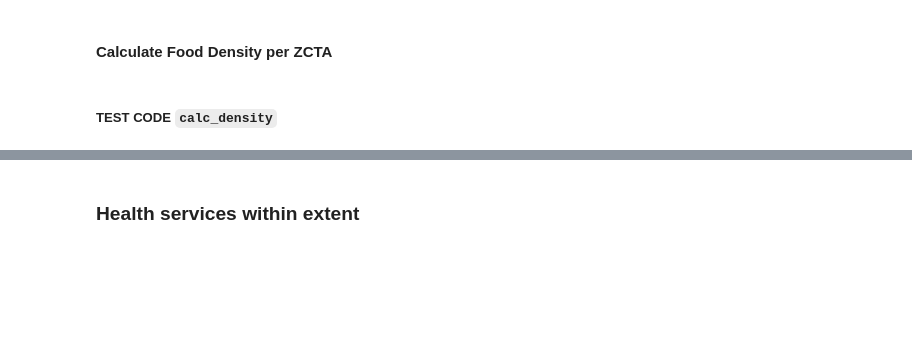
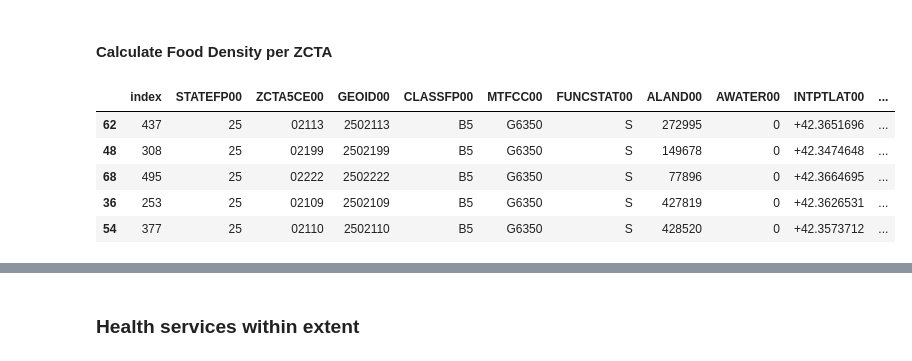
Before and after one commit to jcheng02/uep239-final-project, a Jupyter notebook: jcheng02_uep239_final_project.ipynb, the cells around one changed output, grey strips where cells are left out. Drawn from its saved outputs; the diff is of its cells as text; code cells hidden in the pictures; blank space fills up the shorter version.

Commit message:
calc_density function successfully used on necessities.

```diff
--- a/jcheng02_uep239_final_project.ipynb
+++ b/jcheng02_uep239_final_project.ipynb
@@ -541,40 +1059,14 @@ zcta_food.sort_values(by='food_density', ascending=False).head()
-# %% [markdown]
-##### TEST CODE `calc_density`
-# %%
-def calc_density(orig_gdf, gdf_count_list, on_col, how, count_cols, total_count_col, density_col):
-    """
-    The purpose of this function is to calculate the density of a set of records
-    in a GeoDataFrame of polygons.
-    Takes a base GeoDataFrame and, using function multimerge, merges it with a list of GeoDataFrames
-    on the specified column or list of columns and with the specified 'how'.
-    Adds together the counts in specified columns, then calculates the density.
-    Assumes on_col exists across all DFs.
-    Assumes units of the GDF are in meters, with density output of per sqkm.
-
-    Inputs:
-    orig_gdf = base GDF
-    gdf_count_list = list of GDFs with counts to calculate from
-        e.g. [gdf1, gdf2, gdf3]
-    on_col = bracketed column name or list of columns (same across GDFs)
-        e.g. ['name'], ['name', 'address']
-    how = how argument
-        e.g. 'left'
-    count_cols = bracketed list of column names with counts corresponding to gdf_count_list
-        e.g. ['gdf1_count', 'gdf2_count', 'gdf3_count']
-    total_count_col = string name for new column with total counts
-        e.g. 'total_count'
-    density_col = string name for new column with density (per sqkm)
-        e.g. 'bike_density'
-
-    Example:
-    schools = [elem, middle, high]
-    on_col = ['town_name', 'state']
-    count_cols = ['elem_classrooms', 'middle_classrooms', 'high_classrooms']
-    town_schools = multimerge(town, schools, on_col, 'left', count_cols, 'total_classrooms', 'classroom_density')
-    """
-    density_gdf = multimerge(orig_gdf, gdf_count_list, on_col, how).fillna(0)
-    density_gdf[total_count_col] = ""
-    for i in range(len(count_cols)):
-        density_gdf[total_count_col] = density_gdf[total_count_col] + density_gdf[count_cols[i]]
-    density_gdf[density_col] = density_gdf[total_count_col]/density_gdf.area*(10**6)
-    return density_gdf
+# %%
+# Use calc_density to calculate density of food establishments per ZCTA.
+food_gdfs = [zcta_grocery_count, zcta_prep_food_count]
+food_cols = ['grocery_count', 'prep_food_count']
+zcta_food = calc_density(rt_zcta, food_gdfs, ['ZCTA5CE00'], 'left', food_cols, 'food_count', 'food_density')
+# View five most food-dense ZCTAs.
+zcta_food.sort_values(by='food_density', ascending=False).head()
+# %% [output]
+|  | index | STATEFP00 | ZCTA5CE00 | GEOID00 | CLASSFP00 | MTFCC00 | FUNCSTAT00 | ALAND00 | AWATER00 | INTPTLAT00 | ... |
+| 62 | 437 | 25 | 02113 | 2502113 | B5 | G6350 | S | 272995 | 0 | +42.3651696 | ... |
+| 48 | 308 | 25 | 02199 | 2502199 | B5 | G6350 | S | 149678 | 0 | +42.3474648 | ... |
+| 68 | 495 | 25 | 02222 | 2502222 | B5 | G6350 | S | 77896 | 0 | +42.3664695 | ... |
+| 36 | 253 | 25 | 02109 | 2502109 | B5 | G6350 | S | 427819 | 0 | +42.3626531 | ... |
+| 54 | 377 | 25 | 02110 | 2502110 | B5 | G6350 | S | 428520 | 0 | +42.3573712 | ... |
```
Also changed, not shown: parts of 98 cells of this notebook.
